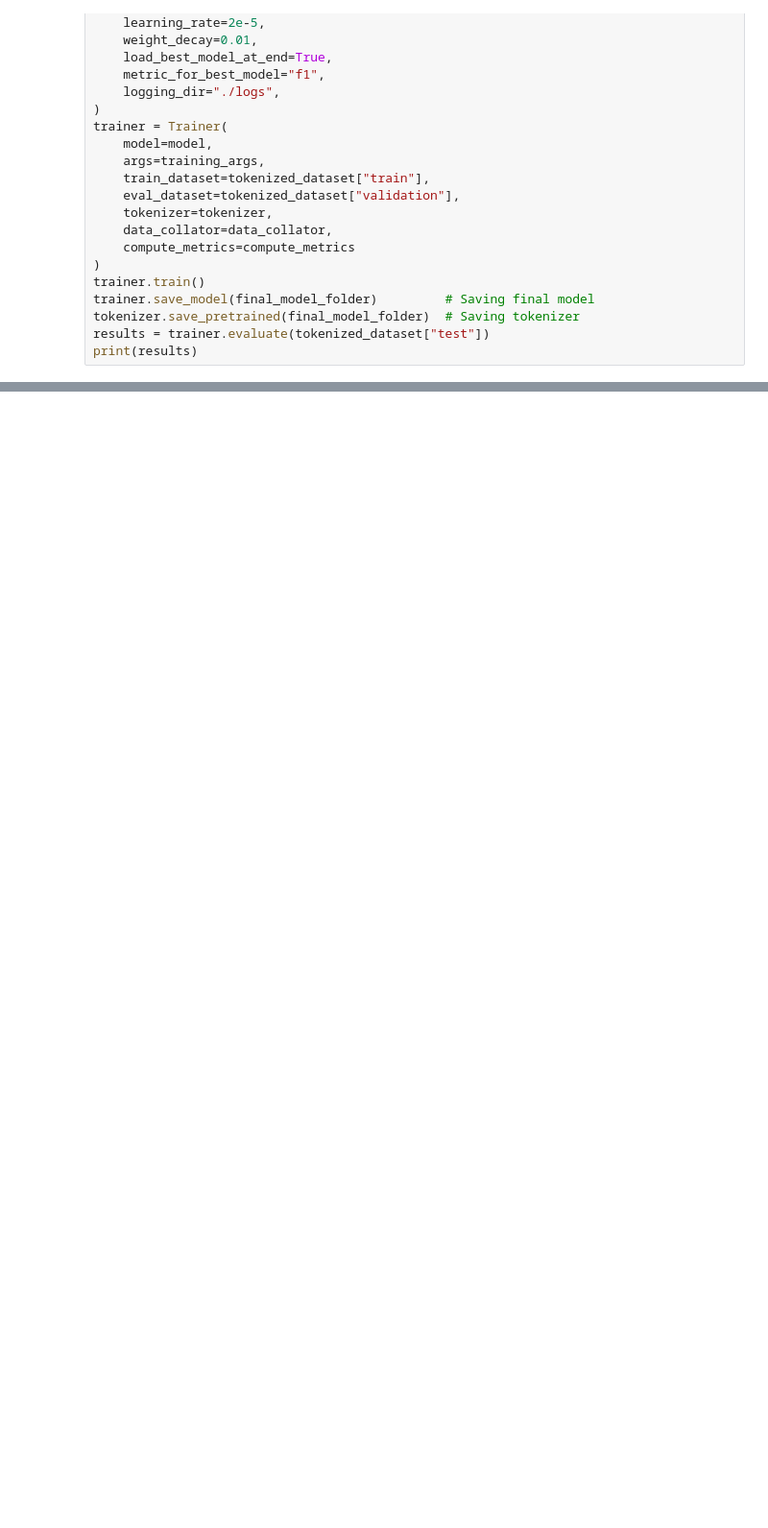
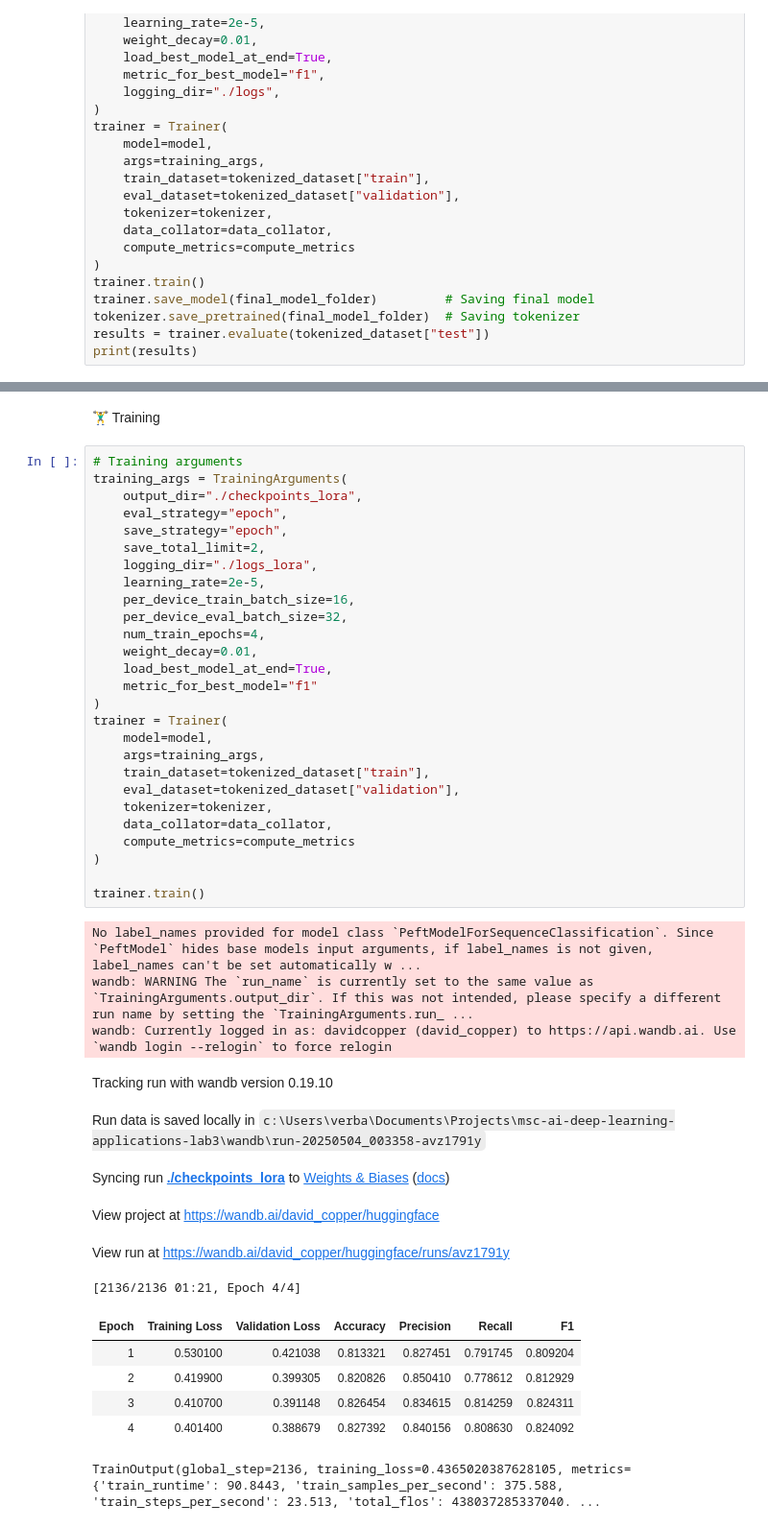
Before and after one commit to davidmegli/msc-ai-deep-learning-applications-lab3, a Jupyter notebook: lab3.ipynb, the cells around one changed output, grey strips where cells are left out. Shown: that part at 96% size. Cells and saved outputs as stored; diff of their text form; blank space fills up the shorter version.

```diff
--- a/lab3.ipynb
+++ b/lab3.ipynb
@@ -571,0 +651,45 @@ print(results)
+# %% [markdown]
+🏋️‍♂️ Training
+# %%
+# Training arguments
+training_args = TrainingArguments(
+    output_dir="./checkpoints_lora",
+    eval_strategy="epoch",
+    save_strategy="epoch",
+    save_total_limit=2,
+    logging_dir="./logs_lora",
+    learning_rate=2e-5,
+    per_device_train_batch_size=16,
+    per_device_eval_batch_size=32,
+    num_train_epochs=4,
+    weight_decay=0.01,
+    load_best_model_at_end=True,
+    metric_for_best_model="f1"
+)
+trainer = Trainer(
+    model=model,
+    args=training_args,
+    train_dataset=tokenized_dataset["train"],
+    eval_dataset=tokenized_dataset["validation"],
+    tokenizer=tokenizer,
+    data_collator=data_collator,
+    compute_metrics=compute_metrics
+)
+
+trainer.train()
+# %% [output]
+No label_names provided for model class `PeftModelForSequenceClassification`. Since `PeftModel` hides base models input arguments, if label_names is not given, label_names can't be set automatically w ...
+wandb: WARNING The `run_name` is currently set to the same value as `TrainingArguments.output_dir`. If this was not intended, please specify a different run name by setting the `TrainingArguments.run_ ...
+wandb: Currently logged in as: davidcopper (david_copper) to https://api.wandb.ai. Use `wandb login --relogin` to force relogin
+Tracking run with wandb version 0.19.10
+Run data is saved locally in c:\Users\verba\Documents\Projects\msc-ai-deep-learning-applications-lab3\wandb\run-20250504_003358-avz1791y
+Syncing run ./checkpoints_lora to Weights & Biases (docs)
+View project at https://wandb.ai/david_copper/huggingface
+View run at https://wandb.ai/david_copper/huggingface/runs/avz1791y
+[2136/2136 01:21, Epoch 4/4]
+| Epoch | Training Loss | Validation Loss | Accuracy | Precision | Recall | F1 |
+| 1 | 0.530100 | 0.421038 | 0.813321 | 0.827451 | 0.791745 | 0.809204 |
+| 2 | 0.419900 | 0.399305 | 0.820826 | 0.850410 | 0.778612 | 0.812929 |
+| 3 | 0.410700 | 0.391148 | 0.826454 | 0.834615 | 0.814259 | 0.824311 |
+| 4 | 0.401400 | 0.388679 | 0.827392 | 0.840156 | 0.808630 | 0.824092 |
+TrainOutput(global_step=2136, training_loss=0.4365020387628105, metrics={'train_runtime': 90.8443, 'train_samples_per_second': 375.588, 'train_steps_per_second': 23.513, 'total_flos': 438037285337040. ...
```
Also changed, not shown: parts of 29 cells of this notebook, 2 other files.
